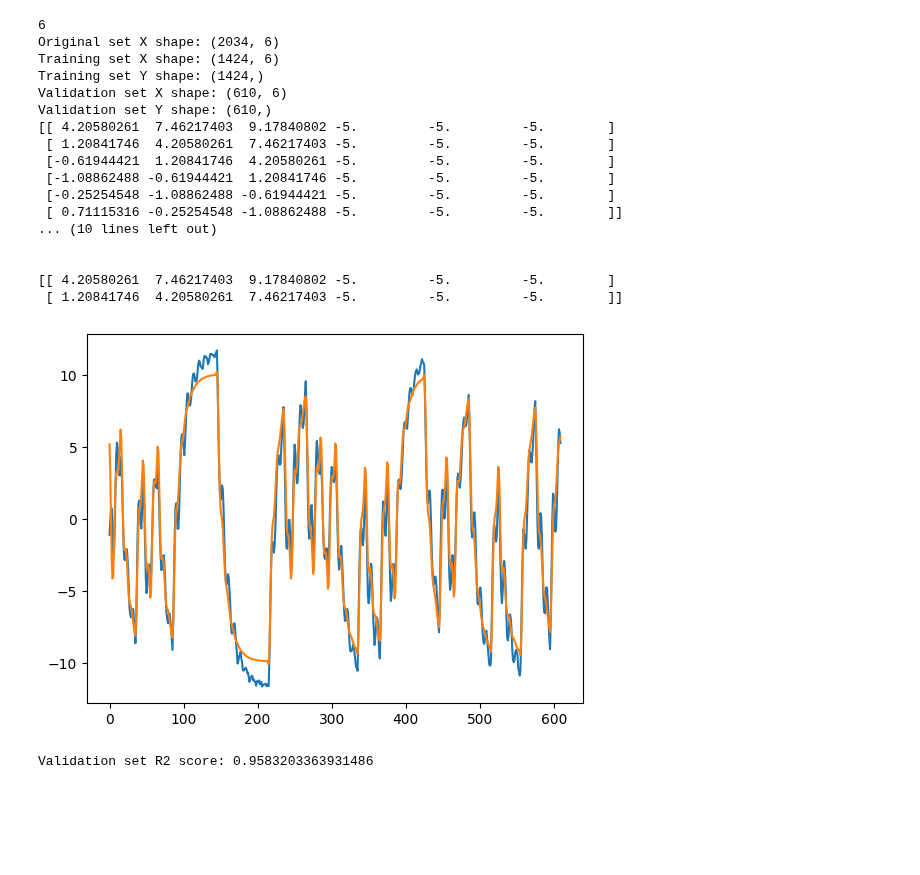
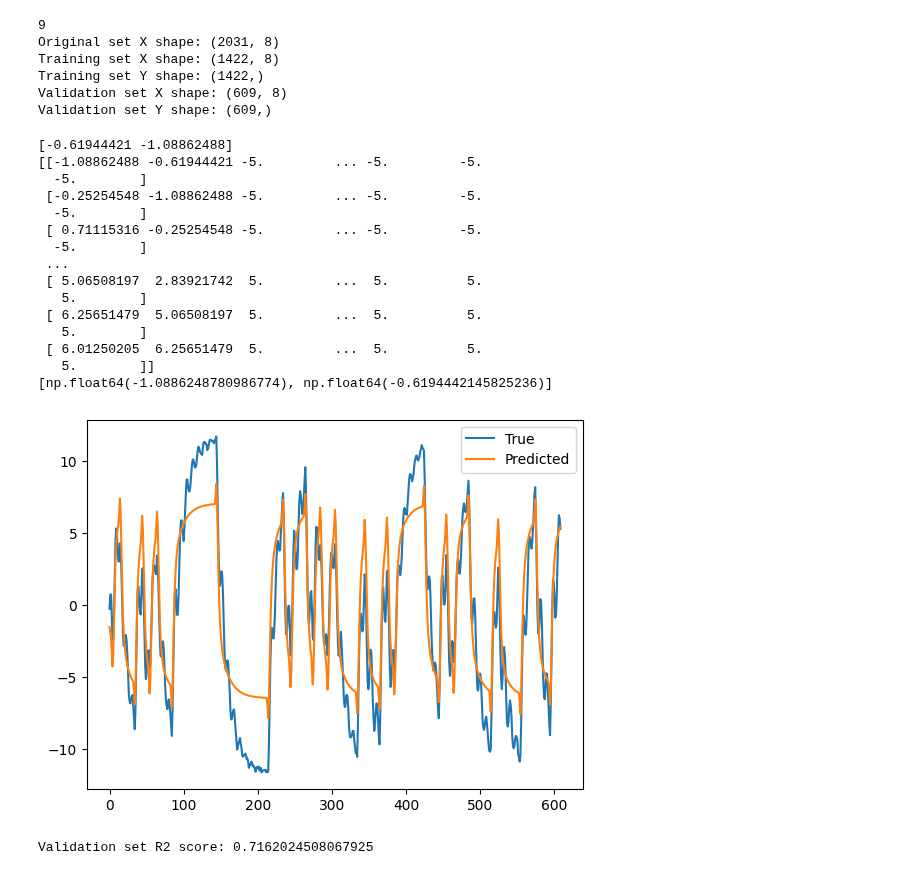
Before and after one commit to goncalomachadoribeiro/Machine-Learning-1st-Semester-2024-2025, a Jupyter notebook: Project/Problem_1_Task_2/P1_T2.ipynb, the cells around one changed output. Drawn from its saved outputs; the diff is of its cells as text; code cells hidden in the pictures; blank space fills up the shorter version.

```diff
--- a/Project/Problem_1_Task_2/P1_T2.ipynb
+++ b/Project/Problem_1_Task_2/P1_T2.ipynb
@@ -28,12 +28,14 @@ def create_arx_regressor(y, u, n, m, d):
         Y.append(y[k])
     return np.array(X), np.array(Y)
 # %%
-n, m, d = 3, 2, 4
+n, m, d = 2, 5, 4
+p = max(n,d+m)
 X_train, Y_train = create_arx_regressor(output_train, u_train, n, m, d)
-test_size = int(0.3*2034)
+sample_size = X_train.shape[0]
+test_size = int(0.3*sample_size)
 X_train_split = X_train[:-test_size]
 Y_train_split = Y_train[:-test_size]
-
+index = X_train_split.shape[0]
 X_val_split = X_train[-test_size:]
 Y_val_split = Y_train[-test_size:]
 print("Original set X shape:", X_train.shape)
@@ -41,49 +43,51 @@ print("Training set X shape:", X_train_split.shape)
 print("Training set Y shape:", Y_train_split.shape)
 print("Validation set X shape:", X_val_split.shape)
 print("Validation set Y shape:", Y_val_split.shape)
-print(X_train[1422:1428])
-print("\n")
-print(X_val_split[0:8])
-print("\n")
-print(X_train_split[1422:])
-print("\n")
 # %% [output]
-6
-Original set X shape: (2034, 6)
-Training set X shape: (1424, 6)
-Training set Y shape: (1424,)
-Validation set X shape: (610, 6)
-Validation set Y shape: (610,)
-[[ 4.20580261  7.46217403  9.17840802 -5.         -5.         -5.        ]
- [ 1.20841746  4.20580261  7.46217403 -5.         -5.         -5.        ]
- [-0.61944421  1.20841746  4.20580261 -5.         -5.         -5.        ]
- [-1.08862488 -0.61944421  1.20841746 -5.         -5.         -5.        ]
- [-0.25254548 -1.08862488 -0.61944421 -5.         -5.         -5.        ]
- [ 0.71115316 -0.25254548 -1.08862488 -5.         -5.         -5.        ]]
-... (10 lines left out)
-
-
-[[ 4.20580261  7.46217403  9.17840802 -5.         -5.         -5.        ]
- [ 1.20841746  4.20580261  7.46217403 -5.         -5.         -5.        ]]
+9
+Original set X shape: (2031, 8)
+Training set X shape: (1422, 8)
+Training set Y shape: (1422,)
+Validation set X shape: (609, 8)
+Validation set Y shape: (609,)
 # %%
 lr = LinearRegression()
 lr.fit(X_train_split, Y_train_split)
 y_pred_val_OLS = []
-y_prev = list(Y_train_split[-n:])
+aux = np.zeros(n)
+print(Y_train_split[-n:])
+print(X_val_split)
+y_prev = list(Y_train_split[-n:][::-1])
+print(y_prev)
 for k in range(test_size):
-    u_lags = [u_train[1430 + k - d - j] for j in range(m + 1)]
+    u_lags = [u_train[index + p + k - d - j] for j in range(m + 1)]
     y_pred = lr.predict([y_prev + u_lags])
     y_pred_val_OLS.append(y_pred[0])
-    aux1= y_prev[0]
-    aux2 = y_prev[1]
-    aux3 = y_prev[2]
+    for l in range(n):
+        aux[l] = y_prev[l]
     y_prev[0] = y_pred[0]
-    y_prev[1] = aux1
-    y_prev[2] = aux2
+    for i in range(1,n):
+        y_prev[i] = aux[i-1]
 plt.plot(Y_val_split, label='True')
 plt.plot(y_pred_val_OLS, label='Predicted')
+plt.legend()
 plt.show()
 print("Validation set R2 score:", r2_score(y_pred_val_OLS, Y_val_split))
 # %% [output]
+[-0.61944421 -1.08862488]
+[[-1.08862488 -0.61944421 -5.         ... -5.         -5.
+  -5.        ]
+ [-0.25254548 -1.08862488 -5.         ... -5.         -5.
+  -5.        ]
+ [ 0.71115316 -0.25254548 -5.         ... -5.         -5.
+  -5.        ]
+ ...
+ [ 5.06508197  2.83921742  5.         ...  5.          5.
+   5.        ]
+ [ 6.25651479  5.06508197  5.         ...  5.          5.
+   5.        ]
+ [ 6.01250205  6.25651479  5.         ...  5.          5.
+   5.        ]]
+[np.float64(-1.0886248780986774), np.float64(-0.6194442145825236)]
-[figure, old version]
+[figure, new version]
-Validation set R2 score: 0.9583203363931486
+Validation set R2 score: 0.7162024508067925
```
Also changed, not shown: parts of 5 cells of this notebook.
